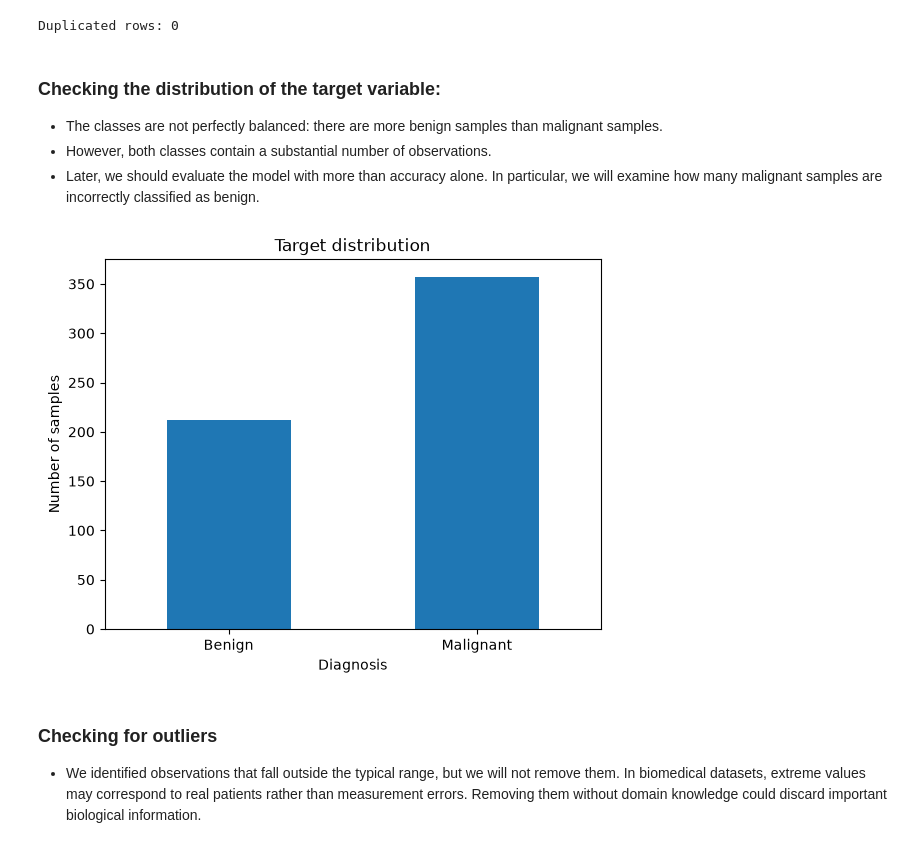
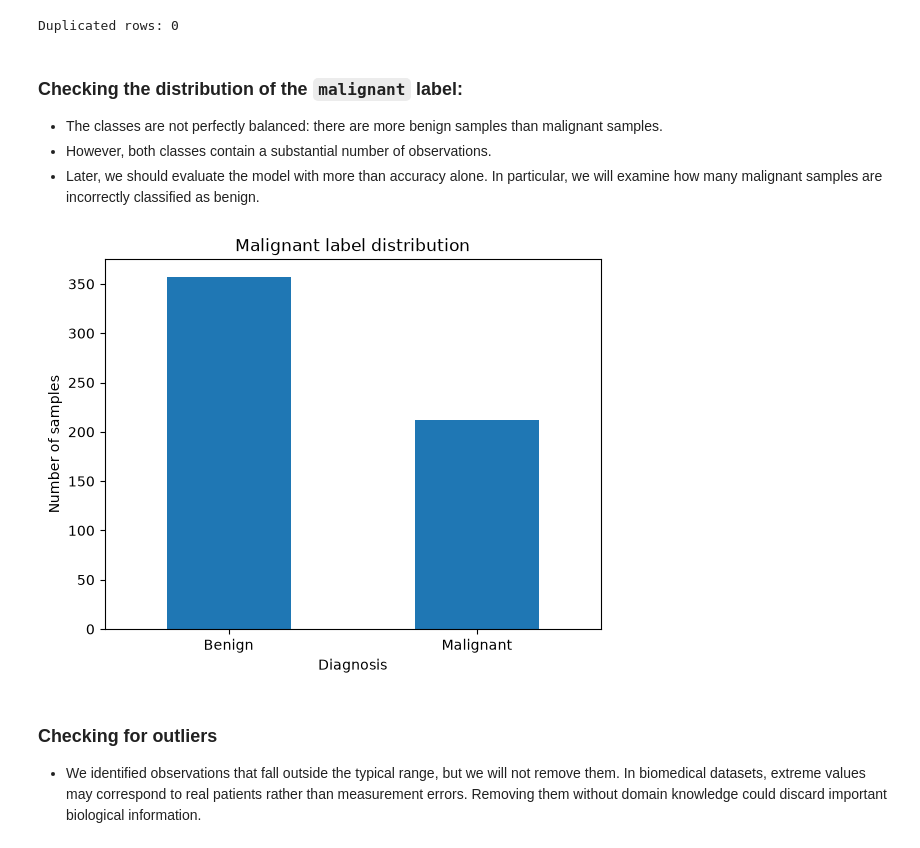
Before and after one commit to olimpijada72/psi_practical_recap, a Jupyter notebook: notebooks/data_exploration.ipynb, the cells around one changed output. Drawn from its saved outputs; the diff is of its cells as text; code cells hidden in the pictures.

```diff
--- a/notebooks/data_exploration.ipynb
+++ b/notebooks/data_exploration.ipynb
@@ -45,6 +64,10 @@ nuclei. The target indicates whether the sample is malignant or benign.
 # %%
 dataset = load_breast_cancer(as_frame=True)
 df = dataset.frame.copy()
+
+# scikit-learn: target 0 = malignant, target 1 = benign
+# our convention: malignant 1.0 = malignant, malignant 0.0 = benign
+df["malignant"] = (df.pop("target") == 0).astype(np.float32)
 # %%
 print(f"Number of samples: {df.shape[0]}")
 print(f"Number of columns: {df.shape[1]}")
@@ -89,7 +112,7 @@ print("Duplicated rows:", number_of_duplicates)
 # %% [output]
 Duplicated rows: 0
 # %% [markdown]
-### Checking the distribution of the target variable:
+### Checking the distribution of the `malignant` label:
 
 - The classes are not perfectly balanced: there are more benign samples than
 malignant samples.
@@ -98,22 +121,22 @@ malignant samples.
 particular, we will examine how many malignant samples are incorrectly
 classified as benign.
 # %%
-target_counts = (
-    df["target"]
+malignant_counts = (
+    df["malignant"]
     .value_counts()
     .sort_index()
     .rename(index={0.0: "Benign", 1.0: "Malignant"})
 )
 
-target_counts.plot(kind="bar")
+malignant_counts.plot(kind="bar")
 
-plt.title("Target distribution")
+plt.title("Malignant label distribution")
 plt.xlabel("Diagnosis")
 plt.ylabel("Number of samples")
 plt.xticks(rotation=0)
 plt.show()
 # %% [output]
-[figure, old version]
+[figure, new version]
 # %% [markdown]
 ### Checking for outliers
 - We identified observations that fall outside the typical range, but we will not remove them. In biomedical datasets, extreme values may correspond to real patients rather than measurement errors. Removing them without domain knowledge could discard important biological information.
```
Also changed, not shown: parts of 5 cells of this notebook, 1 other file.
